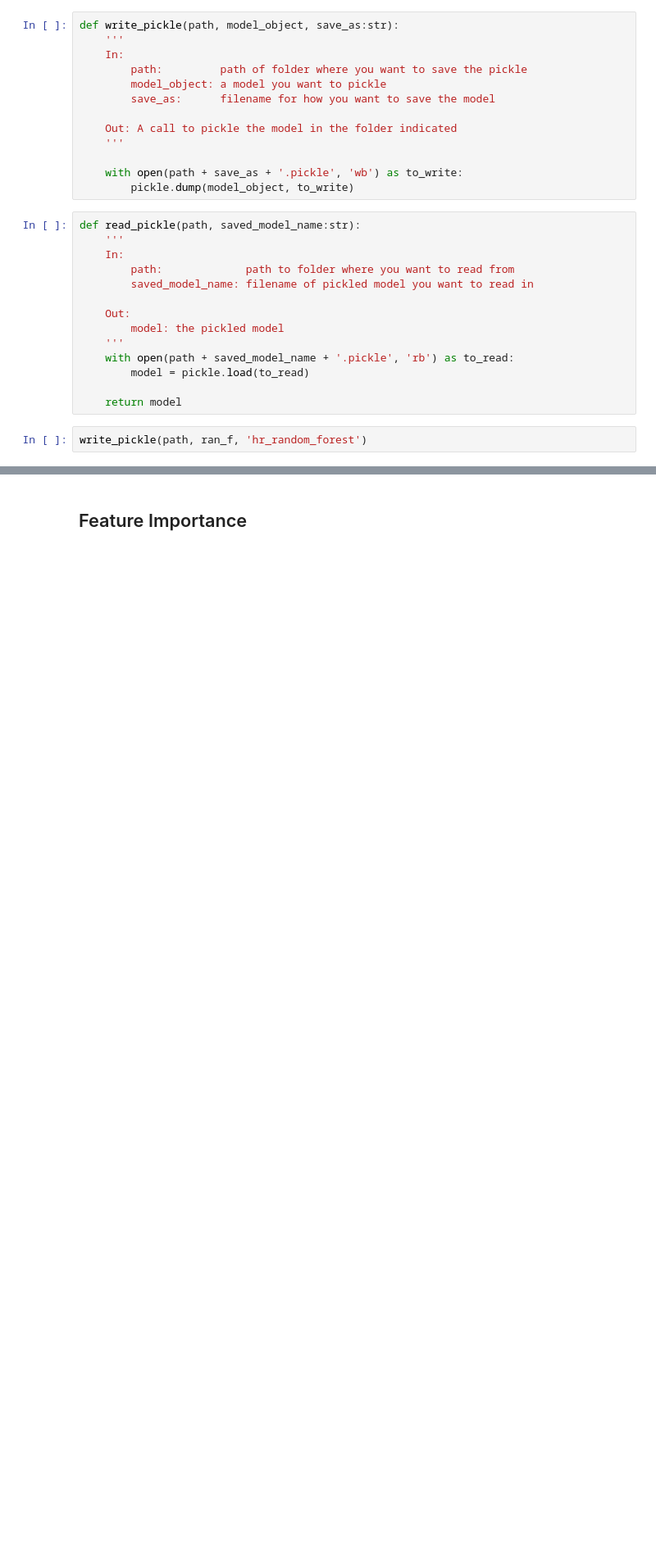
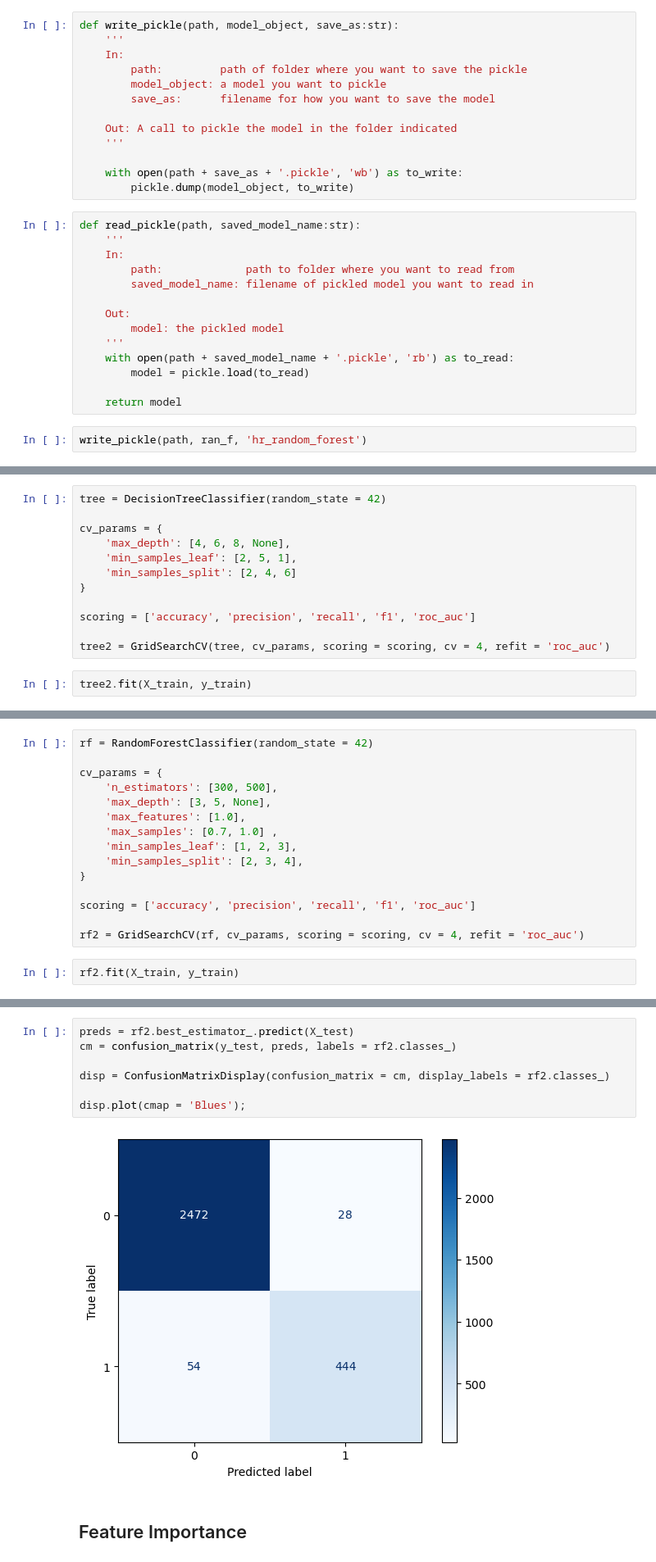
Before and after one commit to purinutchrr/HR-Analytics-Employee-Attrition-Prediction, a Jupyter notebook: HR_capstone.ipynb, the cells around one changed output, grey strips where cells are left out. Shown at 82% size. Cells and saved outputs as stored; diff of their text form; blank space fills up the shorter version.

```diff
--- a/HR_capstone.ipynb
+++ b/HR_capstone.ipynb
@@ -491,0 +525,14 @@ write_pickle(path, ran_f, 'hr_random_forest')
+# %%
+tree = DecisionTreeClassifier(random_state = 42)
+
+cv_params = {
+    'max_depth': [4, 6, 8, None],
+    'min_samples_leaf': [2, 5, 1],
+    'min_samples_split': [2, 4, 6]
+}
+
+scoring = ['accuracy', 'precision', 'recall', 'f1', 'roc_auc']
+
+tree2 = GridSearchCV(tree, cv_params, scoring = scoring, cv = 4, refit = 'roc_auc')
+# %%
+tree2.fit(X_train, y_train)
@@ -491,0 +567,17 @@ write_pickle(path, ran_f, 'hr_random_forest')
+# %%
+rf = RandomForestClassifier(random_state = 42)
+
+cv_params = {
+    'n_estimators': [300, 500],
+    'max_depth': [3, 5, None],
+    'max_features': [1.0],
+    'max_samples': [0.7, 1.0] ,
+    'min_samples_leaf': [1, 2, 3],
+    'min_samples_split': [2, 3, 4],
+}
+
+scoring = ['accuracy', 'precision', 'recall', 'f1', 'roc_auc']
+
+rf2 = GridSearchCV(rf, cv_params, scoring = scoring, cv = 4, refit = 'roc_auc')
+# %%
+rf2.fit(X_train, y_train)
@@ -492,2 +623,11 @@ write_pickle(path, ran_f, 'hr_random_forest')
+# %%
+preds = rf2.best_estimator_.predict(X_test)
+cm = confusion_matrix(y_test, preds, labels = rf2.classes_)
+
+disp = ConfusionMatrixDisplay(confusion_matrix = cm, display_labels = rf2.classes_)
+
+disp.plot(cmap = 'Blues');
+# %% [output]
+[figure, added]
 # %% [markdown]
 ## Feature Importance
```
Also changed, not shown: parts of 40 cells of this notebook, 1 other file.
